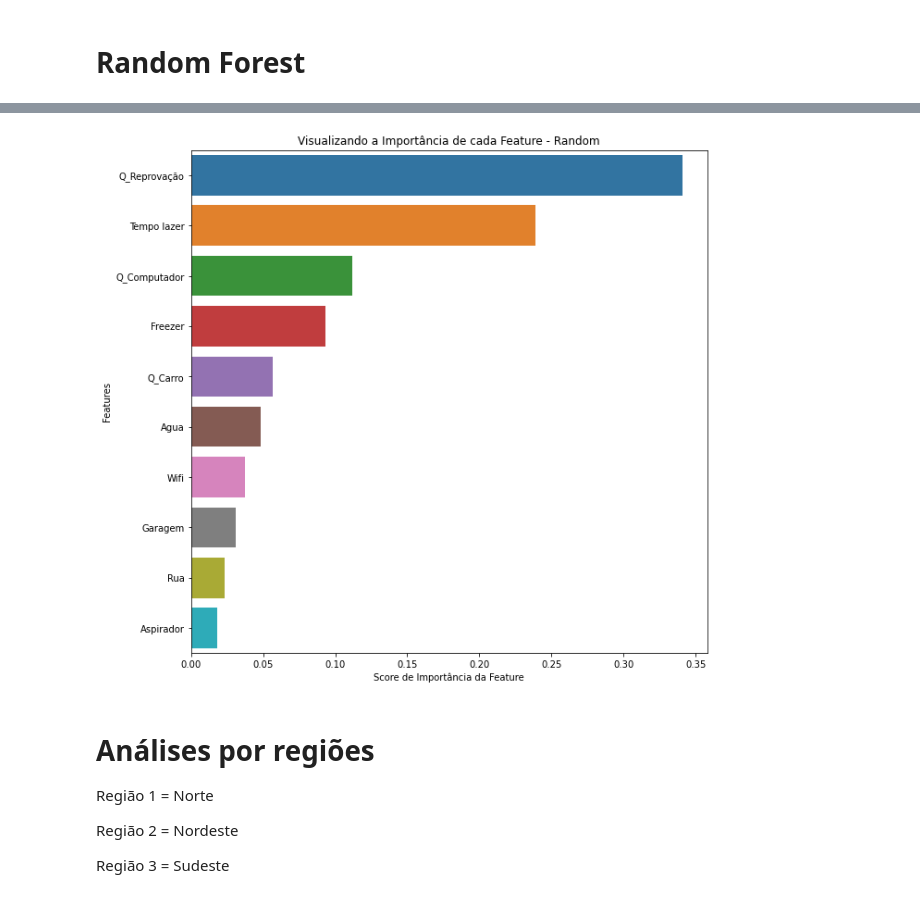
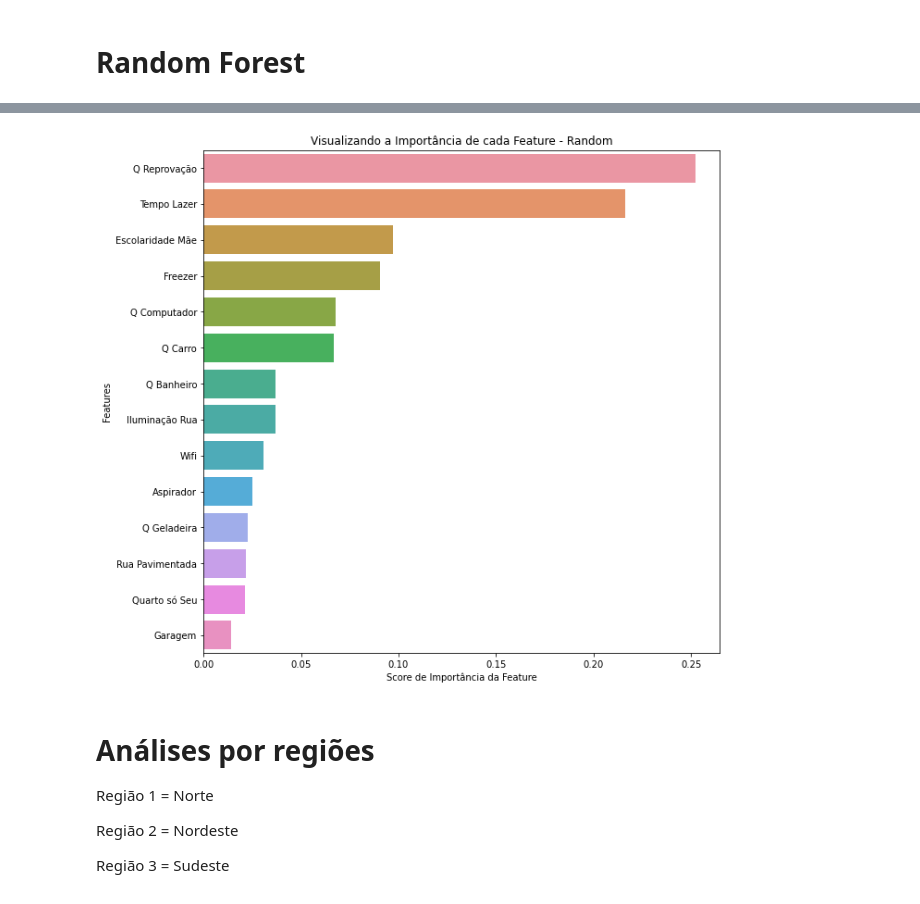
Before and after one commit to freitaasw/Analises_Saeb, a Jupyter notebook: Análises Saeb 2019/correlações/Questionário.ipynb, the cells around one changed output, grey strips where cells are left out. Drawn from its saved outputs; the diff is of its cells as text; code cells hidden in the pictures.

```diff
--- a/Análises Saeb 2019/correlações/Questionário.ipynb
+++ b/Análises Saeb 2019/correlações/Questionário.ipynb
@@ -182,0 +341,11 @@ Name: ESCALA_MT, dtype: int64
+# %%
+alunos2 = df.loc[:, ['PROFICIENCIA_MT_SAEB','TX_RESP_Q004','TX_RESP_Q008A','TX_RESP_Q008B','TX_RESP_Q009C',
+                    'TX_RESP_Q009A','TX_RESP_Q009F','TX_RESP_Q009G','TX_RESP_Q010B','TX_RESP_Q010E',
+                      'TX_RESP_Q010C','TX_RESP_Q010G', 'TX_RESP_Q010I', 'TX_RESP_Q015','TX_RESP_Q017A']]
+
+alunos2.columns = ["PROFICIENCIA_MT_SAEB", "Escolaridade Mãe", "Rua Pavimentada",
+                    "Iluminação Rua", "Q Computador", "Q Geladeira","Q Banheiro",
+                    "Q Carro", "Wifi", "Quarto só Seu", "Garagem", "Aspirador", "Freezer",
+                    "Q Reprovação", "Tempo Lazer",
+                    ]
+alunos2.head()
@@ -182,0 +380,14 @@ Name: ESCALA_MT, dtype: int64
+# %%
+# Transformado os dados
+from sklearn.preprocessing import LabelEncoder
+
+colums = ["ESCALA_MT2", "Escolaridade Mãe", "Rua Pavimentada",
+                    "Iluminação Rua", "Q Computador", "Q Geladeira","Q Banheiro",
+                    "Q Carro", "Wifi", "Quarto só Seu", "Garagem", "Aspirador", "Freezer",
+                    "Q Reprovação", "Tempo Lazer",
+                    ]
+
+label_encoder = LabelEncoder()
+
+for index in colums:
+    alunos2[index] = label_encoder.fit_transform(alunos2[index])
@@ -264,8 +464,9 @@ df_analise.corr(method='spearman')
 # %%
-catOrdinais = ['ESCALA_MT2','TX_RESP_Q008A','TX_RESP_Q008B','TX_RESP_Q009C',
-                       'TX_RESP_Q009F','TX_RESP_Q009G','TX_RESP_Q010B','TX_RESP_Q010E','TX_RESP_Q010F',
-                      'TX_RESP_Q010G', 'TX_RESP_Q010I', 'TX_RESP_Q015','TX_RESP_Q017A', 'TX_RESP_Q018A']
+catOrdinais = ["ESCALA_MT2", "Escolaridade Mãe", "Rua Pavimentada",
+                    "Iluminação Rua", "Q Computador", "Q Geladeira","Q Banheiro",
+                    "Q Carro", "Wifi", "Quarto só Seu", "Garagem", "Aspirador", "Freezer",
+                    "Q Reprovação", "Tempo Lazer"]
 
-df_home=data_encoded[catOrdinais]
+df_home=alunos2[catOrdinais]
 df_home.head()
 # %% [output]
@@ -435,19 +684,14 @@ print(accuracy_score(y_test, y_pred))
 # %%
 # Implementando metodos
-
-catOrdinais = ['ESCALA_MT2','TX_RESP_Q008A','TX_RESP_Q008B','TX_RESP_Q009C',
-                    'TX_RESP_Q009G','TX_RESP_Q010B','TX_RESP_Q010E',
-                      'TX_RESP_Q010G', 'TX_RESP_Q010I', 'TX_RESP_Q015','TX_RESP_Q017A']
-df_home = df_home[catOrdinais]
 
 X = df_home.iloc[:, 1:] # Features
 y = df_home.iloc[:, 0] # Target variable
 
 
 # Armazenando os nomes das features e das classes em listas
-df_target_names  = ["0", "1", "2", "3", "4", "5", "6", "7", "8", "9"]
+df_target_names  = ["0", "1", "2", "3", "4", "5",]
 
-df_features_names = ['Rua','Agua','Q_Computador','Q_Carro', 'Wifi', 'Garagem','Aspirador','Freezer','Q_Reprovação','Tempo lazer']
+df_features_names = X.columns.to_list()
 
 print(df_features_names)
 # %% [output]
@@ -722,13 +990,13 @@ for feat in sorted(zip(df_features_names, RFC.feature_importances_), reverse=Tru
 # %%
 feature_imp = pd.Series(RFC.feature_importances_, index=df_features_names).sort_values(ascending=False)
 
 plt.figure(figsize=(10,10))
-sns.barplot(x=feature_imp, y=feature_imp.index)
+sn.barplot(x=feature_imp, y=feature_imp.index)
 plt.xlabel('Score de Importância da Feature')
 plt.ylabel('Features')
 plt.title("Visualizando a Importância de cada Feature - Random")
 plt.show()
 # %% [output]
-[figure, old version]
+[figure, new version]
 # %%
 df_home["ESCALA_MT"].shape
```
Also changed, not shown: parts of 59 cells of this notebook.
